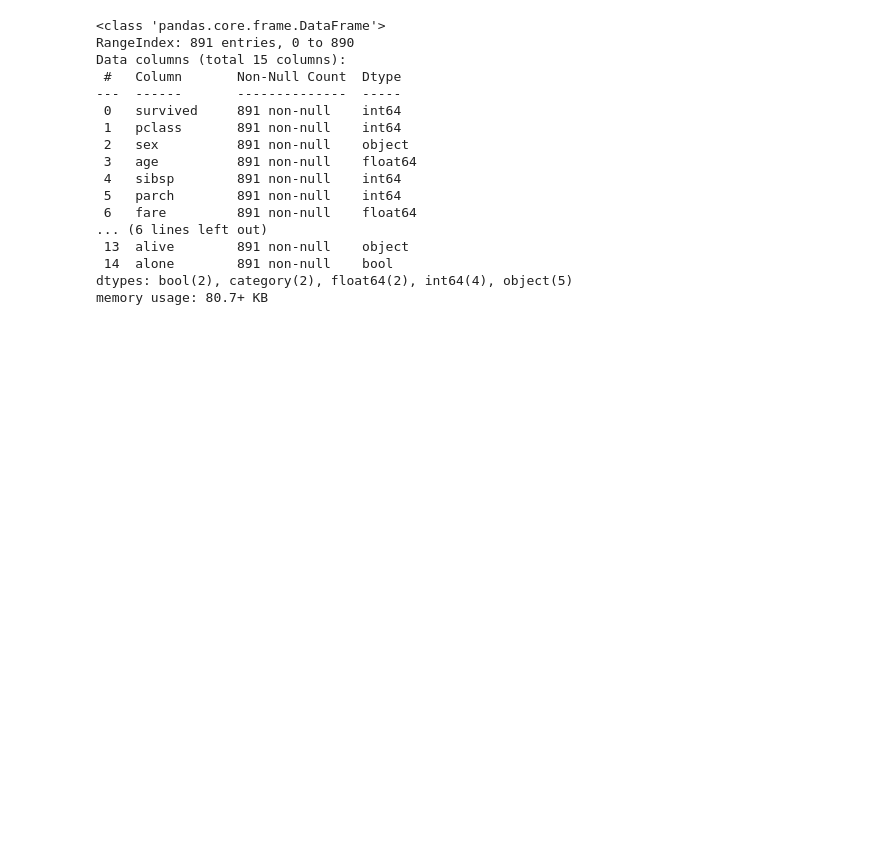
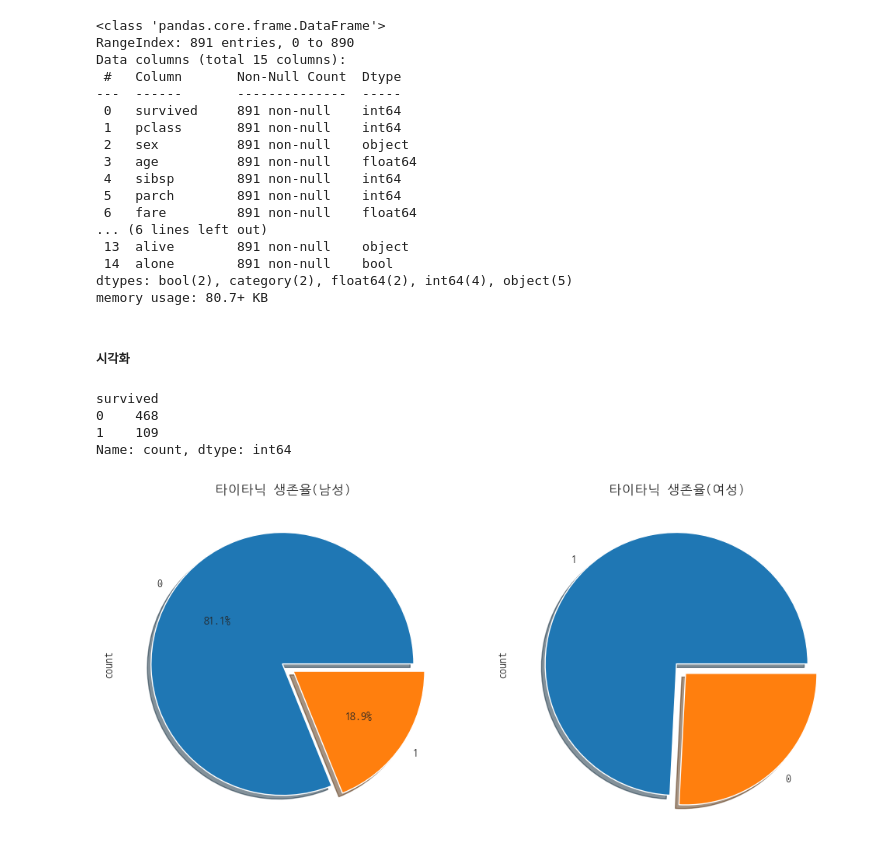
Before and after one commit to devuoon/bigdata-analysis-2024, a Jupyter notebook: day10/da22_타이타닉생존자_상관분석.ipynb, the cells around one changed output. Saved outputs shown, nothing was run; the diff lists cells and outputs as text; code cells hidden in the pictures; blank space fills up the shorter version.

```diff
--- a/day10/da22_타이타닉생존자_상관분석.ipynb
+++ b/day10/da22_타이타닉생존자_상관분석.ipynb
@@ -167,0 +169,23 @@ memory usage: 80.7+ KB
+# %% [markdown]
+##### 시각화
+# %%
+dfTitanic['survived'][dfTitanic['sex'] == 'male'].value_counts()
+# %% [output]
+survived
+0    468
+1    109
+Name: count, dtype: int64
+# %%
+#파이차트
+f, ax = plt.subplots(1, 2, figsize=(12, 6))
+
+# 판다스 DF, 시리즈는 matplotlib 차트로 그릴 수 있음
+dfTitanic['survived'][dfTitanic['sex'] == 'male'].value_counts().plot.pie(ax=ax[0], shadow=True, explode=[0, 0.1], autopct='%1.1f%%')
+dfTitanic['survived'][dfTitanic['sex'] == 'female'].value_counts().plot.pie(ax=ax[1], shadow=True, explode=[0, 0.1], autopct='%1.1f%%')
+
+ax[0].set_title('타이타닉 생존율(남성)')
+ax[1].set_title('타이타닉 생존율(여성)')
+
+plt.show()
+# %% [output]
+[figure, added]
```
Also changed, not shown: parts of 2 cells of this notebook, 1 other file.
